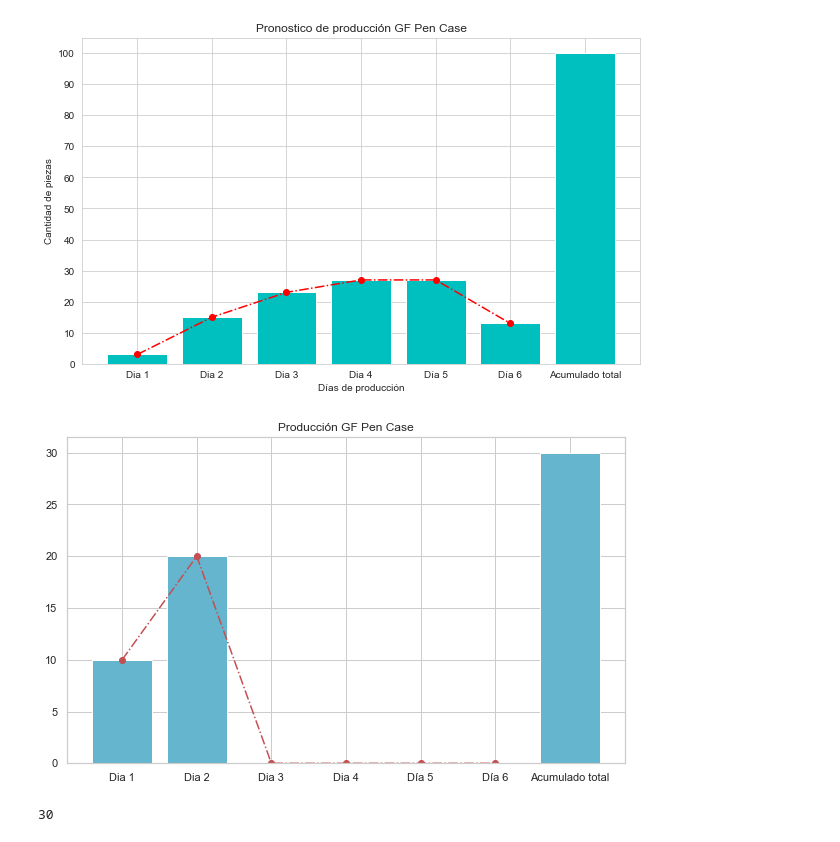
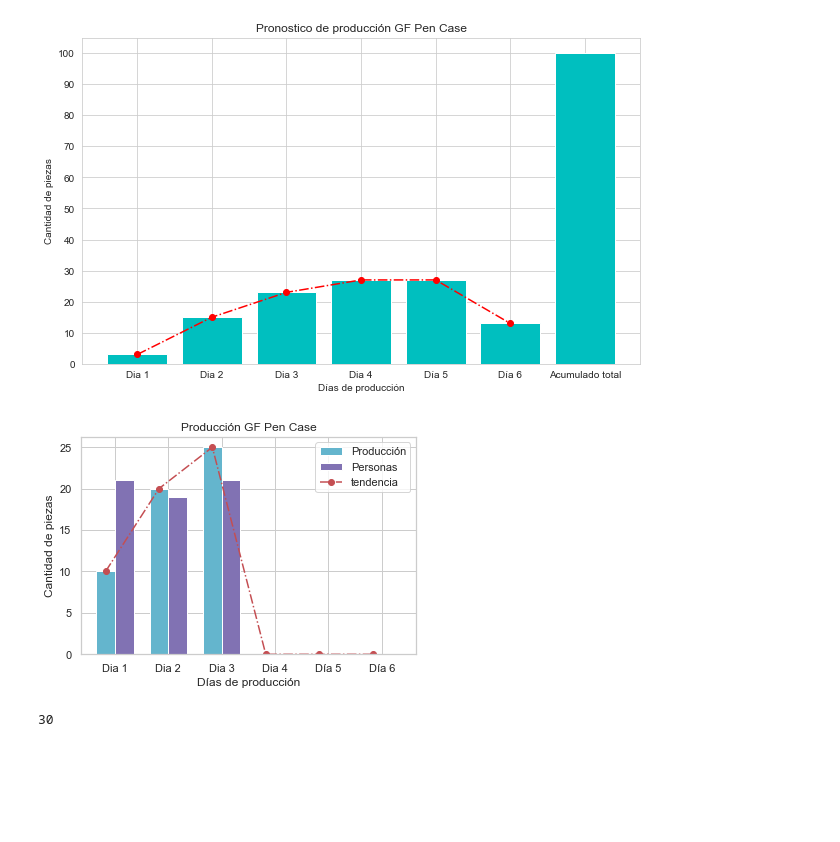
Before and after one commit to HiramTorres/OMM_DATA, a Jupyter notebook: Mejora Continua/GFPenCase.ipynb, the cells around one changed output. Saved outputs shown, nothing was run; the diff lists cells and outputs as text; code cells hidden in the pictures; blank space fills up the shorter version.

```diff
--- a/Mejora Continua/GFPenCase.ipynb
+++ b/Mejora Continua/GFPenCase.ipynb
@@ -21,37 +21,54 @@ plt.show()
 [figure]
 # %%
 import matplotlib.pyplot as plt
+import numpy as np
 import seaborn as sns
 sns.set_theme(style="whitegrid")
 
 dias = ["Dia 1", "Dia 2", "Dia 3", "Dia 4", "Día 5", "Día 6"]
 produccion = [
     int(input("Ingrese la producción del día 1: ")),
     int(input("Ingrese la producción del día 2: ")),
     int(input("Ingrese la producción del día 3: ")),
     int(input("Ingrese la producción del día 4: ")),
     int(input("Ingrese la producción del día 5: ")),
     int(input("Ingrese la producción del día 6: ")),
     ]
+personas = [
+    int(input("Ingrese la cantidad de personas que trabajan el día 1: ")),
+    int(input("Ingrese la cantidad de personas que trabajan el día 2: ")),
+    int(input("Ingrese la cantidad de personas que trabajan el día 3: ")),
+    int(input("Ingrese la cantidad de personas que trabajan el día 4: ")),
+    int(input("Ingrese la cantidad de personas que trabajan el día 5: ")),
+    int(input("Ingrese la cantidad de personas que trabajan el día 6: ")),
+]
+ancho = 0.35
+x = np.arange(len(dias))
 
-x = produccion[0]
+fig, ax = plt.subplots()
+graf1 = ax.bar(x-ancho/2, produccion, ancho, color="c")
+graf2 = ax.bar(x+ancho/2, personas, ancho, color="m")
+graf3 = ax.plot(x-ancho/2, produccion, color="r", marker="o", linestyle="dashdot")
+ax.set_xticks(x)
+ax.set_xticklabels(dias)
+ax.legend((graf1[0], graf2[0],graf3[0]), ("Producción", "Personas","tendencia"))
+
+"""#Acumulado total de producción gráfico aparte
+x1 = produccion[0]
 y = produccion[1]
 z = produccion[2]
 w = produccion[3]
 t = produccion[4]
 u = produccion[5]
-sum = (x + y + z + w + t + u)
-
-fig = plt.figure(figsize=(10, 6))
-plt.bar(dias, produccion, color="c")
-plt.plot(dias, produccion, color="r", marker="o", linestyle="dashdot")
-plt.bar("Acumulado total",sum, color="c")
-plt.xlabel = ["Días de producción"]
-plt.ylabel = ["Cantidad de piezas"]
+sum = (x1 + y + z + w + t + u)
+"""
 plt.title("Producción GF Pen Case")
+plt.ylabel("Cantidad de piezas")
+plt.xlabel("Días de producción")
+plt.savefig("Produccion_GF_Pen_Case_16-08-22.png")
 plt.show()
 # %% [output]
-[figure, old version]
+[figure, new version]
 # %%
 # Grafico Producción vs Personas
 # %% [output]
```
Also changed, not shown: 1 other file.
